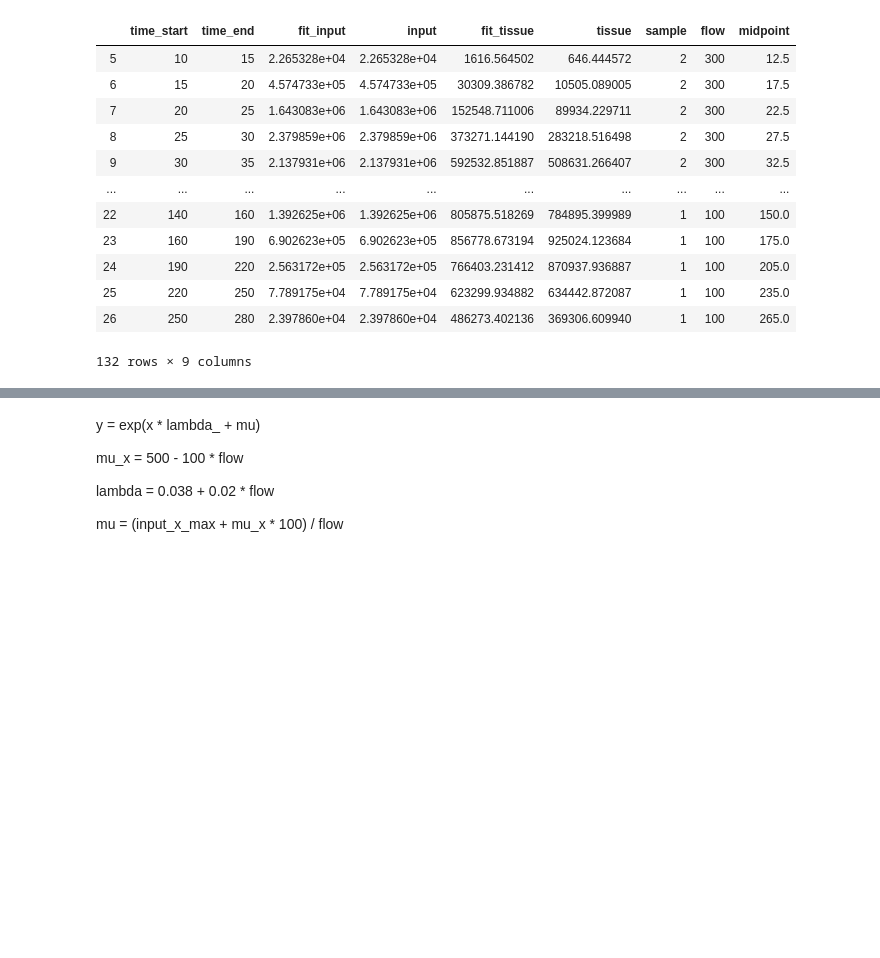
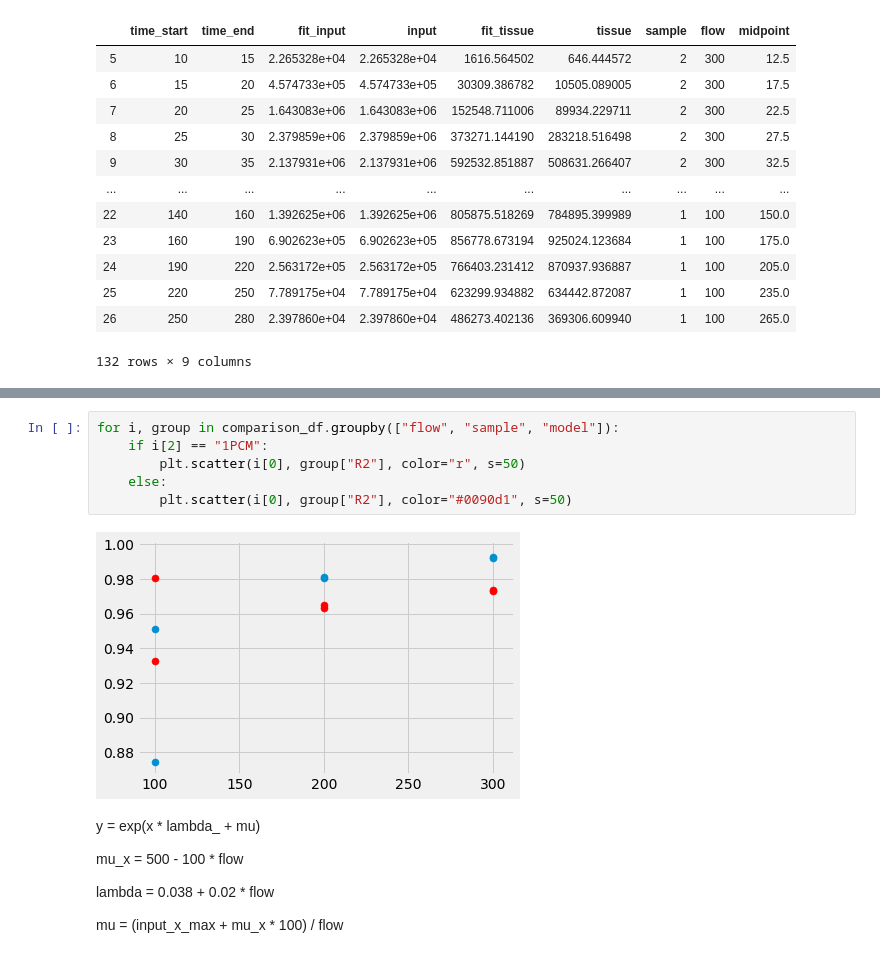
Before and after one commit to MesRot/SMAT_projekti, a Jupyter notebook: src/optimointi_aloitus_v.1.2.ipynb, the cells around one changed output, grey strips where cells are left out. Drawn from its saved outputs; the diff is of its cells as text; blank space fills up the shorter version.

```diff
--- a/src/optimointi_aloitus_v.1.2.ipynb
+++ b/src/optimointi_aloitus_v.1.2.ipynb
@@ -365,3 +397,11 @@ rmse_df
+# %%
+for i, group in comparison_df.groupby(["flow", "sample", "model"]):
+    if i[2] == "1PCM":
+        plt.scatter(i[0], group["R2"], color="r", s=50)
+    else:
+        plt.scatter(i[0], group["R2"], color="#0090d1", s=50)
+# %% [output]
+[figure, added]
 # %% [markdown]
 y = exp(x * lambda_ + mu)
 
```
Also changed, not shown: parts of 10 cells of this notebook, 1 other file.
